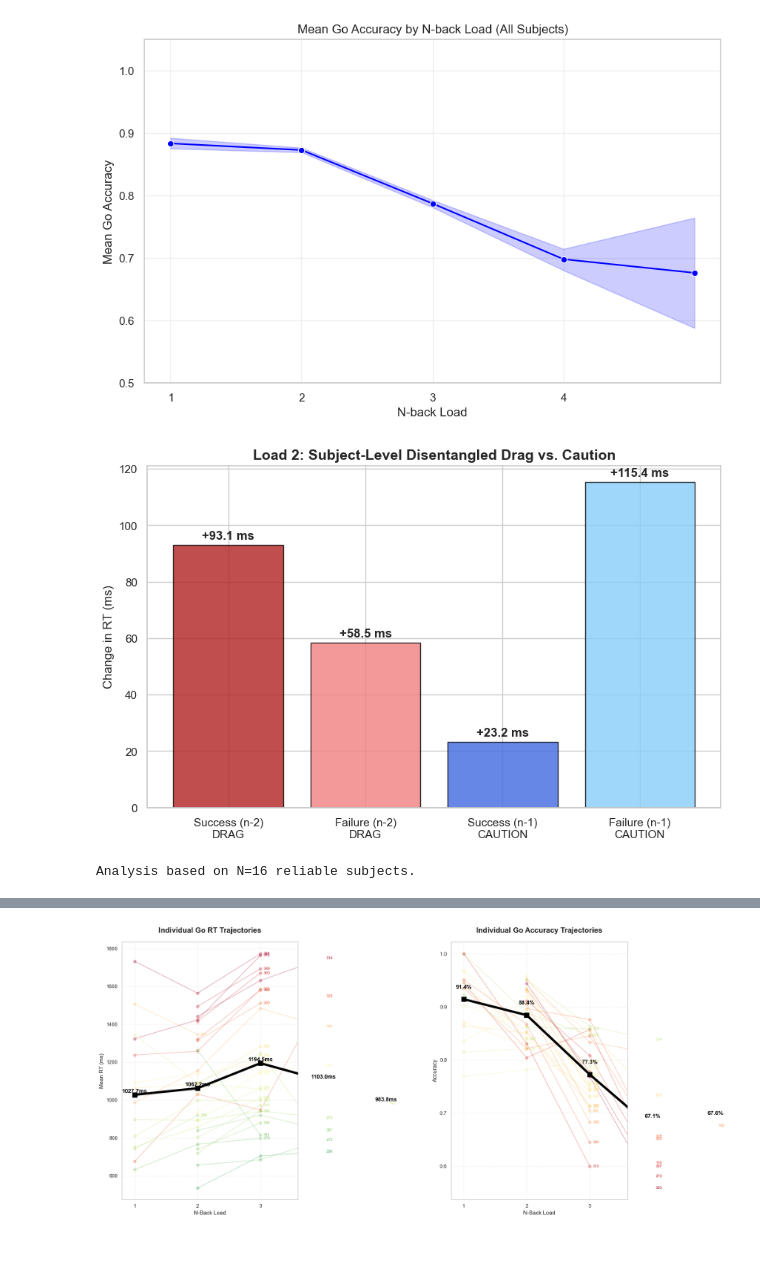
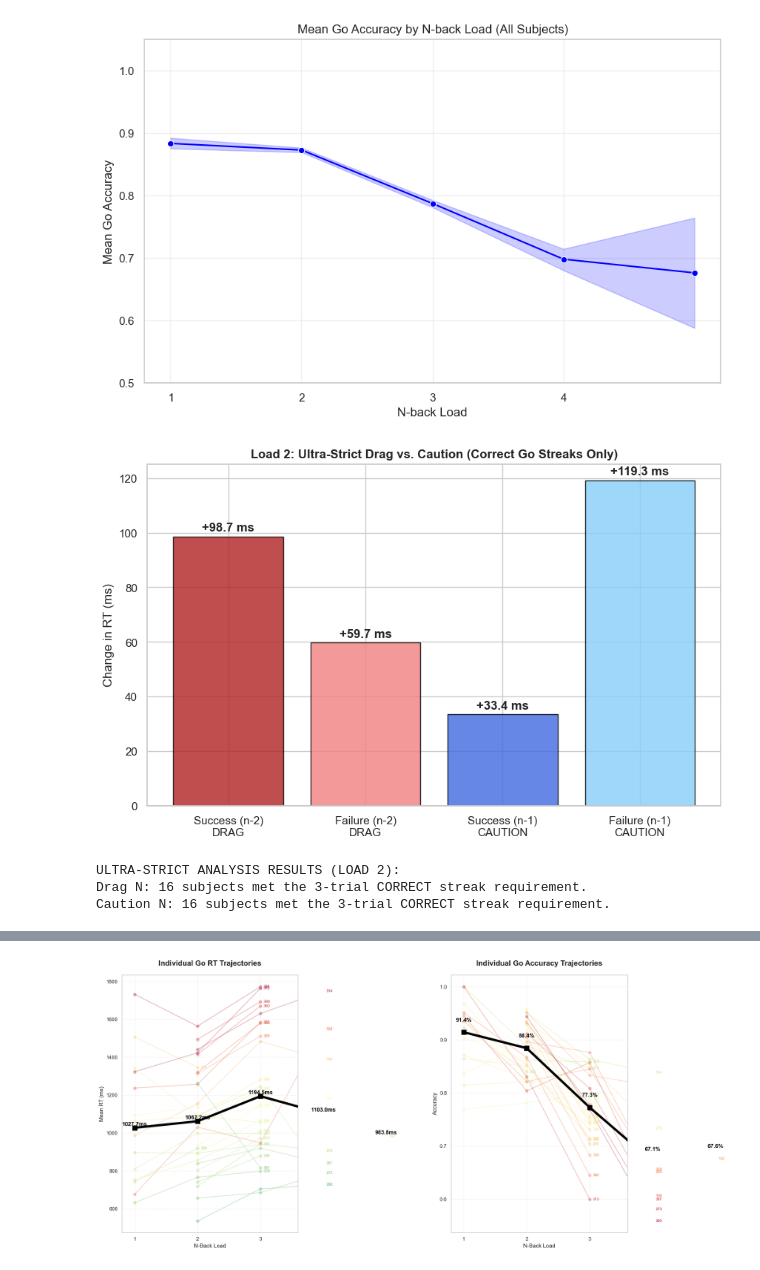
Before and after one commit to elk040/Beast, a Jupyter notebook: BeastBehavioral4_22.ipynb, the cells around one changed output, grey strips where cells are left out. Drawn from its saved outputs; the diff is of its cells as text; code cells hidden in the pictures.

```diff
--- a/BeastBehavioral4_22.ipynb
+++ b/BeastBehavioral4_22.ipynb
@@ -862,54 +862,72 @@ The `ci` parameter is deprecated. Use `errorbar=('ci', 68)` for the same effect.
 [figure]
 # %%
 # ----------------------------------------------------------------------------------
-# LOAD 2: Analyzing drag vs caution
-# Caution= (n-1), Drag=(n-2)
-# ---------------------------------------------------------
-# SUBJECT-LEVEL CALCULATION S
-    # ISOLATE DRAG (n-2) at Subject Level: filter for trials where n-1 was a Go, then get an average for every person for every condition.
-subj_drag = df_go[df_go['n1_type'] == 1].groupby(['subject', 'n2_type'])['RT'].mean().unstack()
+# LOAD 2: Analyzing drag vs caution (Correct Go Streaks Only)
+# ----------------------------------------------------------------------------------
 
-     # ISOLATE CAUTION (n-1) at Subject Level: filter for trials where n-2 was a Go, then get an average for every person for every condition.
-# Subtracting the baseline within that subject"
-subj_caus = df_go[df_go['n2_type'] == 1].groupby(['subject', 'n1_type'])['RT'].mean().unstack()
+# 1. DEFINE ACCURACY AND SEQUENCING
+df_go = df_go.sort_values(['subject', 'TrialNum'])
 
-# Normalizing to the baseline so subjects with many trials dont overshadow
-     #subtract the '1.0' (Go) column from the other columns for every row (subject)
+# Create 'is_correct_go' flag (RT > 0 ensures they didn't miss/omit)
+df_go['is_correct_go'] = (df_go['NoStop1StopSuccess2StopFail3'] == 1) & (df_go['RT'] > 0)
+
+# Shift accuracy status
+df_go['n1_corr'] = df_go.groupby('subject')['is_correct_go'].shift(1)
+df_go['n2_corr'] = df_go.groupby('subject')['is_correct_go'].shift(2)
+
+# 2. SUBJECT-LEVEL CALCULATIONS (Get means AND counts)
+# Isolate Drag (n-2): n-1 must be a Go trial AND it must be CORRECT
+subj_drag_raw = df_go[(df_go['n1_type'] == 1) & (df_go['n1_corr'] == True)].groupby(['subject', 'n2_type'])['RT'].agg(['mean', 'count']).unstack()
+
+# Isolate Caution (n-1): n-2 must be a Go trial AND it must be CORRECT
+subj_caus_raw = df_go[(df_go['n2_type'] == 1) & (df_go['n2_corr'] == True)].groupby(['subject', 'n1_type'])['RT'].agg(['mean', 'count']).unstack()
+
+# 3. APPLY MIN TRIALS FILTER (Requirement: 3 trials per condition)
+drag_mask = (subj_drag_raw[('count', 1.0)] >= 3) & (subj_drag_raw[('count', 2.0)] >= 3) & (subj_drag_raw[('count', 3.0)] >= 3)
+subj_drag = subj_drag_raw[drag_mask]['mean']
+
+caus_mask = (subj_caus_raw[('count', 1.0)] >= 3) & (subj_caus_raw[('count', 2.0)] >= 3) & (subj_caus_raw[('count', 3.0)] >= 3)
+subj_caus = subj_caus_raw[caus_mask]['mean']
+
+# 4. NORMALIZE (Subtract Baseline)
 drag_diffs = subj_drag.subtract(subj_drag[1.0], axis=0)
 caus_diffs = subj_caus.subtract(subj_caus[1.0], axis=0)
 
-# D. FINAL GROUP AVERAGES
-# Now we take the mean of those subject-level differences
+# 5. FINAL GROUP AVERAGES
 final_vals = [
     drag_diffs[2.0].mean(), # Success Drag
     drag_diffs[3.0].mean(), # Failure Drag
     caus_diffs[2.0].mean(), # Success Caution
     caus_diffs[3.0].mean()  # Failure Caution
 ]
 
 # ---------------------------------------------------------
-# 4. VISUALIZATION
+# 6. VISUALIZATION
 # ---------------------------------------------------------
 labels = ['Success (n-2)\nDRAG', 'Failure (n-2)\nDRAG',
           'Success (n-1)\nCAUTION', 'Failure (n-1)\nCAUTION']
 
 plt.figure(figsize=(10, 6))
 colors = ['firebrick', 'lightcoral', 'royalblue', 'lightskyblue']
 bars = plt.bar(labels, final_vals, color=colors, edgecolor='black', alpha=0.8)
 plt.axhline(0, color='black', linewidth=1)
 
-# Add the ms labels
 for bar in bars:
     y = bar.get_height()
-    plt.text(bar.get_x() + bar.get_width()/2, y + (2 if y >= 0 else -10),
-             f'+{y:.1f} ms' if y > 0 else f'{y:.1f} ms', ha='center', fontweight='bold')
+    if pd.notnull(y):
+        plt.text(bar.get_x() + bar.get_width()/2, y + (2 if y >= 0 else -10),
+                 f'+{y:.1f} ms' if y > 0 else f'{y:.1f} ms', ha='center', fontweight='bold')
 
-plt.title('Load 2: Subject-Level Disentangled Drag vs. Caution', fontsize=14, fontweight='bold')
+plt.title('Load 2: Ultra-Strict Drag vs. Caution (Correct Go Streaks Only)', fontsize=12, fontweight='bold')
 plt.ylabel('Change in RT (ms)')
 plt.show()
 
-print(f"Analysis based on N={len(subj_drag.dropna())} reliable subjects.")
+print(f"ULTRA-STRICT ANALYSIS RESULTS (LOAD 2):")
+print(f"Drag N: {len(drag_diffs.dropna())} subjects met the 3-trial CORRECT streak requirement.")
+print(f"Caution N: {len(caus_diffs.dropna())} subjects met the 3-trial CORRECT streak requirement.")
 # %% [output]
-[figure, old version]
+[figure, new version]
-Analysis based on N=16 reliable subjects.
+ULTRA-STRICT ANALYSIS RESULTS (LOAD 2):
+Drag N: 16 subjects met the 3-trial CORRECT streak requirement.
+Caution N: 16 subjects met the 3-trial CORRECT streak requirement.
 # %%
```
Also changed, not shown: parts of 3 cells of this notebook.
